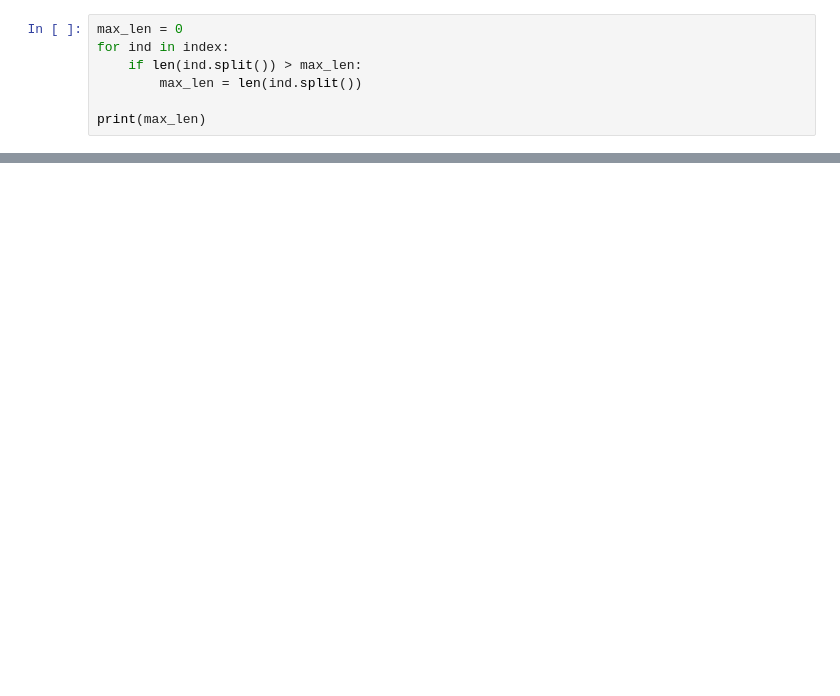
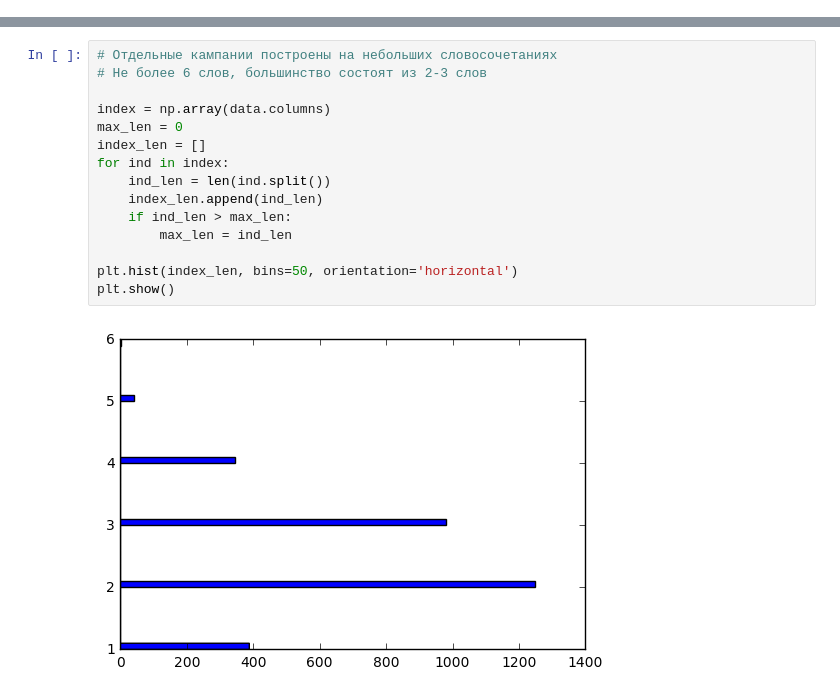
Before and after one commit to Dyomina/pattern-mining-hw, a Jupyter notebook: pattern-minimg-hw1.ipynb, the cells around one changed output, grey strips where cells are left out. Cells and saved outputs as stored; diff of their text form; blank space fills up the shorter version.

```diff
--- a/pattern-minimg-hw1.ipynb
+++ b/pattern-minimg-hw1.ipynb
@@ -28,7 +15,0 @@ index = np.array(data.columns)
-# %%
-max_len = 0
-for ind in index:
-    if len(ind.split()) > max_len:
-        max_len = len(ind.split())
-
-print(max_len)
@@ -70 +50,18 @@ data_np = np.array(data)
+# %%
+# Отдельные кампании построены на небольших словосочетаниях
+# Не более 6 слов, большинство состоят из 2-3 слов
+
+index = np.array(data.columns)
+max_len = 0
+index_len = []
+for ind in index:
+    ind_len = len(ind.split())
+    index_len.append(ind_len)
+    if ind_len > max_len:
+        max_len = ind_len
+
+plt.hist(index_len, bins=50, orientation='horizontal')
+plt.show()
+# %% [output]
+[figure, added]
 # %%
```
Also changed, not shown: parts of 25 cells of this notebook, 5 other files.
